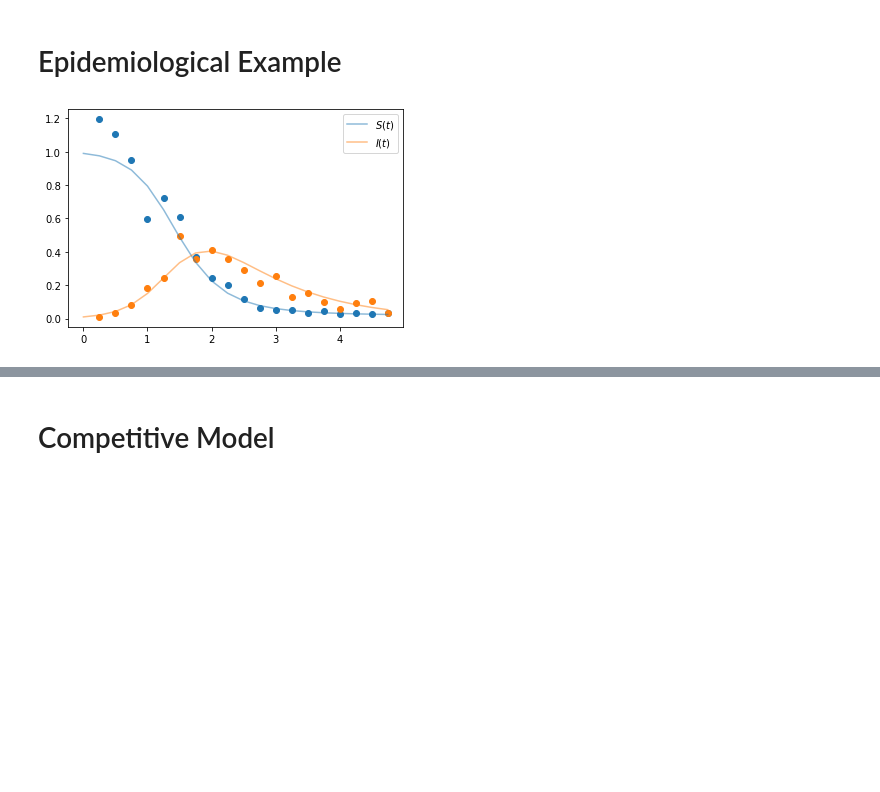
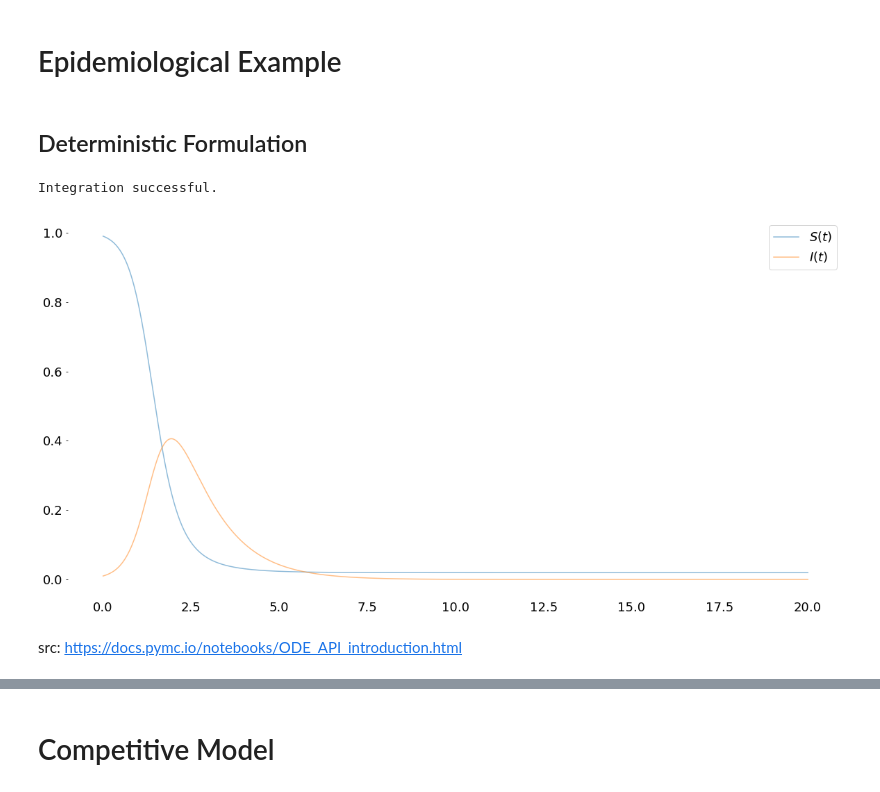
Before and after one commit to hsteinshiromoto/blog, a Jupyter notebook: notebooks/competitive_opinions/competitive_opinions.ipynb, the cells around one changed output, grey strips where cells are left out. Saved outputs shown, nothing was run; the diff lists cells and outputs as text; code cells hidden in the pictures; blank space fills up the shorter version.

```diff
--- a/notebooks/competitive_opinions/competitive_opinions.ipynb
+++ b/notebooks/competitive_opinions/competitive_opinions.ipynb
@@ -25,25 +24,49 @@ The autoreload extension is already loaded. To reload it, use:
+# %%
+# Pandas
+pd.set_option('display.max_rows', 100)
+
+# Matplotlib
+%matplotlib inline
+plt.rcParams['figure.figsize'] = (20, 10)
+plt.rcParams['axes.spines.left'] = False
+plt.rcParams['axes.spines.right'] = False
+plt.rcParams['axes.spines.top'] = False
+plt.rcParams['axes.spines.bottom'] = False
+plt.rcParams['xtick.bottom'] = False
+plt.rcParams['xtick.labelbottom'] = True
+plt.rcParams['ytick.labelleft'] = True
+plt.rcParams.update({'font.size': 18})
 # %% [markdown]
 # Epidemiological Example
+# %% [markdown]
+## Deterministic Formulation
 # %%
-def SIR(y, t, p):
+def f(y, t, p):
+
     ds = -p[0]*y[0]*y[1]
     di = p[0]*y[0]*y[1] - p[1]*y[1]
-    return [ds, di]
 
-times = np.arange(0,5,0.25)
+    return np.array([ds, di])
+
+np.linspace(0, 15,  1000)
+y0=[0.99, 0.01]
 
 beta,gamma = 4,1.0
 # Create true curves
-y = odeint(SIR, t=times, y0=[0.99, 0.01], args=((beta,gamma),), rtol=1e-8)
+y, infodict = odeint(f, y0, t, args=((beta,gamma),), rtol=1e-8, full_output=True)
+print(infodict["message"])
 # Observational model.  Lognormal likelihood isn't appropriate, but we'll do it anyway
 yobs = np.random.lognormal(mean=np.log(y[1::]), sigma=[0.2, 0.3])
 
 
-plt.plot(times[1::],yobs, marker='o', linestyle='none')
-plt.plot(times, y[:,0], color='C0', alpha=0.5, label=f'$S(t)$')
-plt.plot(times, y[:,1], color ='C1', alpha=0.5, label=f'$I(t)$')
+# plt.plot(t[1::],yobs, marker='o', linestyle='none')
+plt.plot(t, y[:,0], color='C0', alpha=0.5, label=f'$S(t)$')
+plt.plot(t, y[:,1], color ='C1', alpha=0.5, label=f'$I(t)$')
 plt.legend()
 plt.show()
 # %% [output]
+Integration successful.
-[figure, old version]
+[figure, new version]
+# %% [markdown]
+src: https://docs.pymc.io/notebooks/ODE_API_introduction.html
 # %%
```
Also changed, not shown: parts of 23 cells of this notebook.
